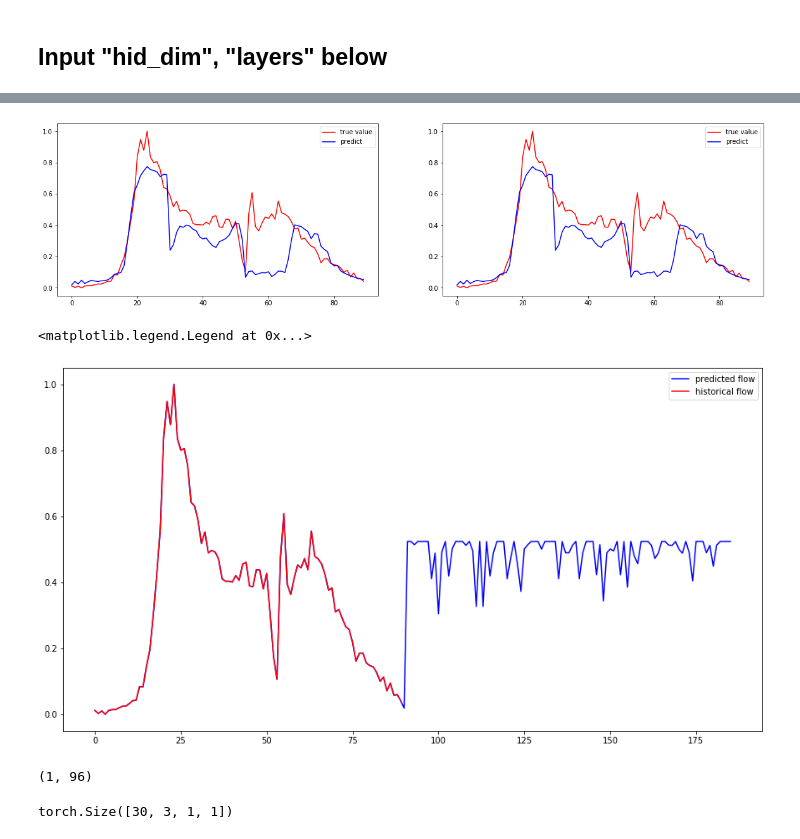
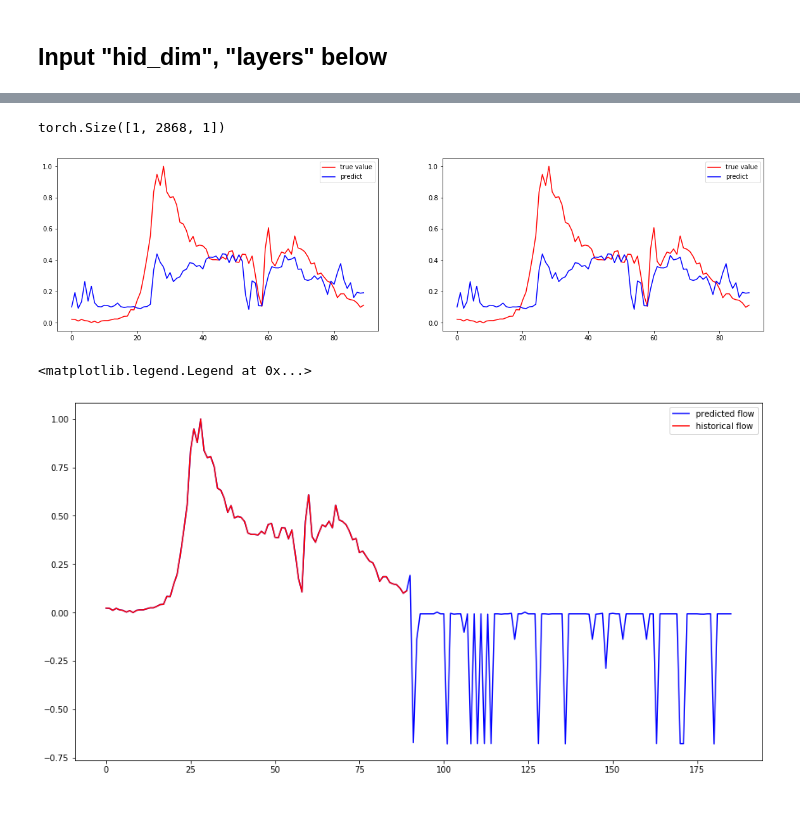
Before and after one commit to khzhang2/TCA_traffic, a Jupyter notebook: TCA_Implementation_draft1.ipynb, the cells around one changed output, grey strips where cells are left out. Drawn from its saved outputs; the diff is of its cells as text; code cells hidden in the pictures; blank space fills up the shorter version.

```diff
--- a/TCA_Implementation_draft1.ipynb
+++ b/TCA_Implementation_draft1.ipynb
@@ -192,4 +195,4 @@ class LSTM(nn.Module):
         y = y.view(seq_len, batch_size, -1)
         assert y.shape[2] == self.out_dim
 
-        return y
+        return y[0, :, :]
@@ -232,30 +232,27 @@ target_x = torch.tensor(target_x, dtype=torch.float32, device=device)
 target_y = torch.tensor(target_y, dtype=torch.float32, device=device)
 # %%
 # train
-
-
-num_epoch = 500
+num_epoch = 2501
 
 for e in range(num_epoch):
-    for i in range(train_x.shape[3]):
-        # train_x: [seq_len, batch_size, inp_dim, batch#]
-        #ipdb.set_trace()
-        out = net(train_x[:, :, :, i])
+    # train_x: [seq_len, batch_size, inp_dim, batch#]
+    #ipdb.set_trace()
+    out = net(train_x)
 
-        loss = (out - train_y[:, :, :, i]) ** 2
-        loss = loss.mean()
+    loss = (out - train_y) ** 2
+    loss = loss.mean()
 
-        optimizer.zero_grad()
-        loss.backward()
+    optimizer.zero_grad()
+    loss.backward()
 
-        optimizer.step()
+    optimizer.step()
 
     if e%100==0:
-        print('Epoch: {:4}, Loss: {:.5f}'.format(e, loss.item()))
+        print('Epoch: {:4}, Loss: {:.7f}'.format(e, loss.item()))
         #scheduler.step()
         # test
 
-
+        '''
         fig = plt.figure(figsize=[20, 5])
         pred_y = out.T.detach().numpy().reshape(-1,1)
         ground_truth = train_y[:, :, :, i].T.reshape(-1,1)
@@ -271,4 +268,5 @@ for e in range(num_epoch):
         ax2.plot(pred_y, 'b', label='predict')
         ax2.legend()
         plt.show()
+        '''
 # %% [output]
@@ -295,9 +290,13 @@ plt.plot(out.T.detach().numpy().reshape(-1,1))
+# %%
+train_y.shape
+# %% [output]
+torch.Size([1, 2868, 1])
 # %%
 # test
 num_day = 3
 
-pred_y = net(target_x[:, :, :, 0]).detach().numpy().T.flatten()
-ground_truth = target_y[:, :, 0, 0].detach().numpy().T.flatten()
+pred_y = net(target_x).detach().numpy().T.flatten()
+ground_truth = target_y.detach().numpy().T.flatten()
 
 fig = plt.figure(figsize=[20, 5])
 ax1 = fig.add_subplot(121)
@@ -310,5 +309,5 @@ ax2.plot(pred_y, 'b', label='predict')
 ax2.legend()
 plt.show()
 # %% [output]
-[figure, old version]
+[figure, new version]
 # %%
@@ -320,32 +319,24 @@ np2csv(target_x_temp)
 # %%
 new_target_x = target_x.detach().numpy().copy()
 new_target_x = torch.tensor(new_target_x, dtype=torch.float32, device=device)
 target_y_plot = list(target_y.detach().numpy().copy().T.flatten())
 
 for i in range(96):
-    pred_y = net(new_target_x[:, :, :, 0]).detach().numpy()
+    pred_y = net(new_target_x).detach().numpy()
     #ipdb.set_trace()
-    target_y_plot.append(pred_y[0][0][0])
+    target_y_plot.append(pred_y[-1][0])
     new_tar_domain = np.hstack([tar_domain[0:1, 1:], pred_y.reshape(1, -1)])
-    new_target_x, new_target_y = sliding_window(new_tar_domain, batch_size, seq_len, inp_dim, label_dim)
+    new_target_x, new_target_y = sliding_window(new_tar_domain, seq_len, label_seq_len)
     new_target_x = torch.tensor(new_target_x, dtype=torch.float32, device=device)
     # new_target_x = A@new_target_x
-    new_target_x = new_target_x.reshape(seq_len, -1, inp_dim, 1)
+    new_target_x = new_target_x.reshape(seq_len, -1, inp_dim)
 
 
 fig = plt.figure(figsize=[15,8])
 ax = fig.add_subplot(111)
 ax.plot(target_y_plot, 'b', label='predicted flow')
 ax.plot(target_y.detach().numpy().T.flatten(), 'r', label='historical flow')
 plt.legend()
 # %% [output]
 <matplotlib.legend.Legend at 0x...>
-[figure, old version]
+[figure, new version]
-# %%
-tar_domain.shape
-# %% [output]
-(1, 96)
-# %%
-target_y.shape
-# %% [output]
-torch.Size([30, 3, 1, 1])
```
Also changed, not shown: parts of 14 cells of this notebook.
